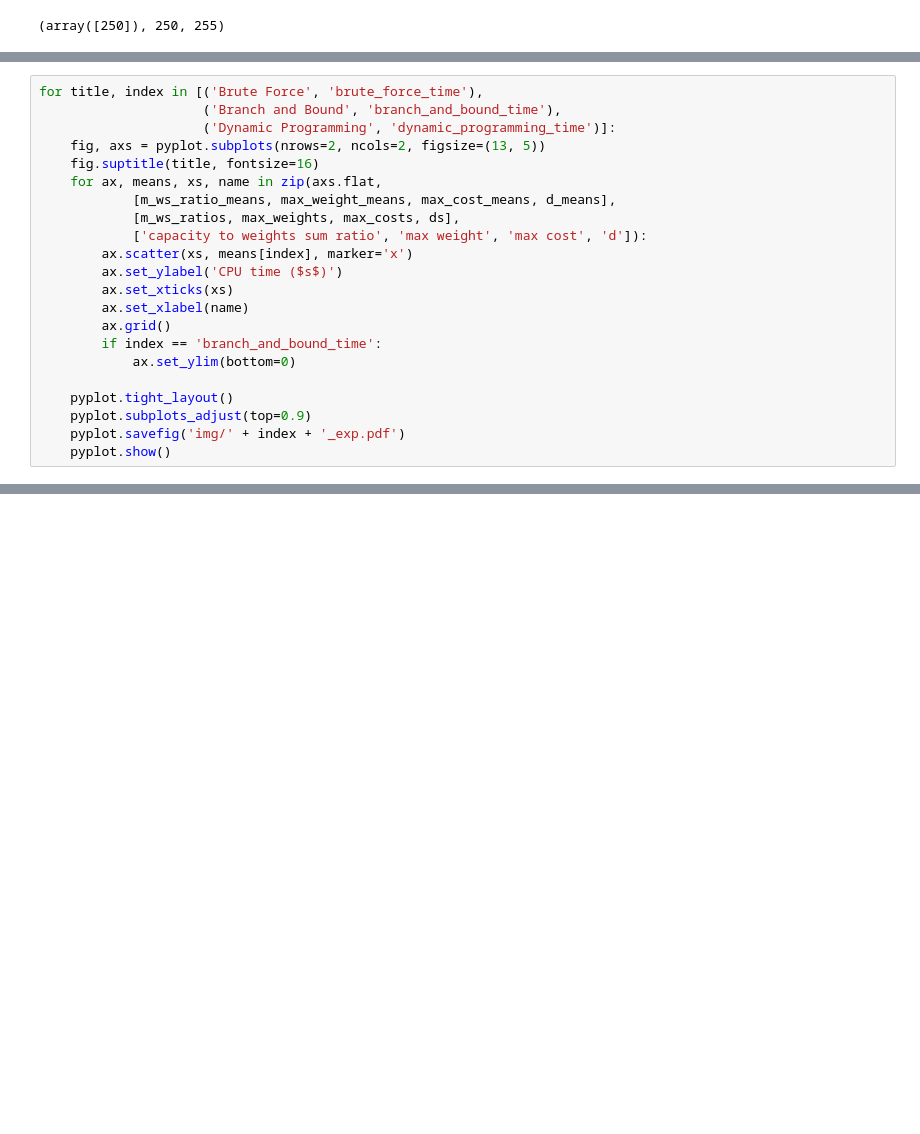
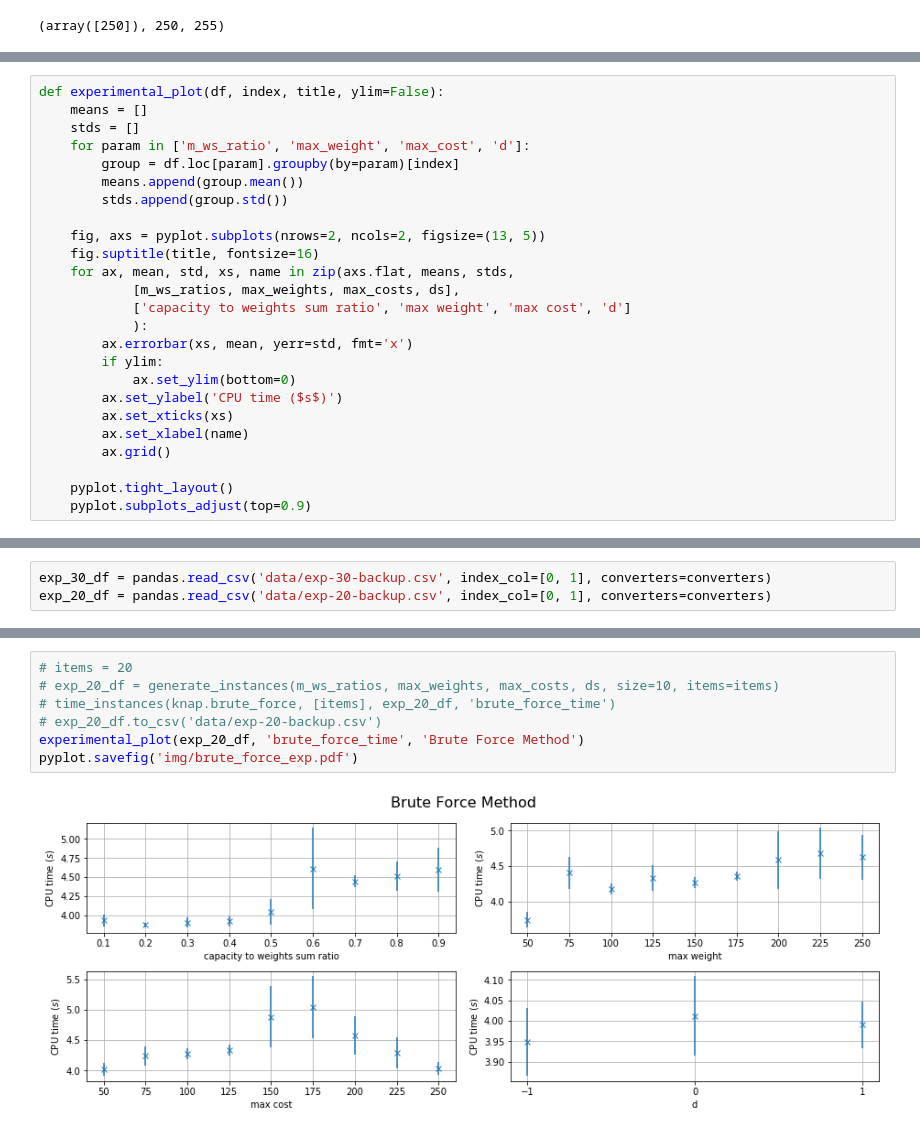
Before and after one commit to podondra/knapsack-problem, a Jupyter notebook: Analysis of Methods for Solving the Knapsack Problem.ipynb, the cells around one changed output, grey strips where cells are left out. Cells and saved outputs as stored; diff of their text form; blank space fills up the shorter version.

```diff
--- a/Analysis of Methods for Solving the Knapsack Problem.ipynb
+++ b/Analysis of Methods for Solving the Knapsack Problem.ipynb
@@ -431,22 +382,25 @@ d_means = d_df.groupby(by='d').mean()
 # %%
-for title, index in [('Brute Force', 'brute_force_time'),
-                     ('Branch and Bound', 'branch_and_bound_time'),
-                     ('Dynamic Programming', 'dynamic_programming_time')]:
+def experimental_plot(df, index, title, ylim=False):
+    means = []
+    stds = []
+    for param in ['m_ws_ratio', 'max_weight', 'max_cost', 'd']:
+        group = df.loc[param].groupby(by=param)[index]
+        means.append(group.mean())
+        stds.append(group.std())
+
     fig, axs = pyplot.subplots(nrows=2, ncols=2, figsize=(13, 5))
     fig.suptitle(title, fontsize=16)
-    for ax, means, xs, name in zip(axs.flat,
-            [m_ws_ratio_means, max_weight_means, max_cost_means, d_means],
+    for ax, mean, std, xs, name in zip(axs.flat, means, stds,
             [m_ws_ratios, max_weights, max_costs, ds],
-            ['capacity to weights sum ratio', 'max weight', 'max cost', 'd']):
-        ax.scatter(xs, means[index], marker='x')
+            ['capacity to weights sum ratio', 'max weight', 'max cost', 'd']
+            ):
+        ax.errorbar(xs, mean, yerr=std, fmt='x')
+        if ylim:
+            ax.set_ylim(bottom=0)
         ax.set_ylabel('CPU time ($s$)')
         ax.set_xticks(xs)
         ax.set_xlabel(name)
         ax.grid()
-        if index == 'branch_and_bound_time':
-            ax.set_ylim(bottom=0)
 
     pyplot.tight_layout()
     pyplot.subplots_adjust(top=0.9)
-    pyplot.savefig('img/' + index + '_exp.pdf')
-    pyplot.show()
@@ -462,0 +407,3 @@ for title, index in [('Brute Force', 'brute_force_time'),
+# %%
+exp_30_df = pandas.read_csv('data/exp-30-backup.csv', index_col=[0, 1], converters=converters)
+exp_20_df = pandas.read_csv('data/exp-20-backup.csv', index_col=[0, 1], converters=converters)
@@ -462,0 +420,9 @@ for title, index in [('Brute Force', 'brute_force_time'),
+# %%
+# items = 20
+# exp_20_df = generate_instances(m_ws_ratios, max_weights, max_costs, ds, size=10, items=items)
+# time_instances(knap.brute_force, [items], exp_20_df, 'brute_force_time')
+# exp_20_df.to_csv('data/exp-20-backup.csv')
+experimental_plot(exp_20_df, 'brute_force_time', 'Brute Force Method')
+pyplot.savefig('img/brute_force_exp.pdf')
+# %% [output]
+[figure, added]
```
Also changed, not shown: parts of 19 cells of this notebook, 19 other files.
